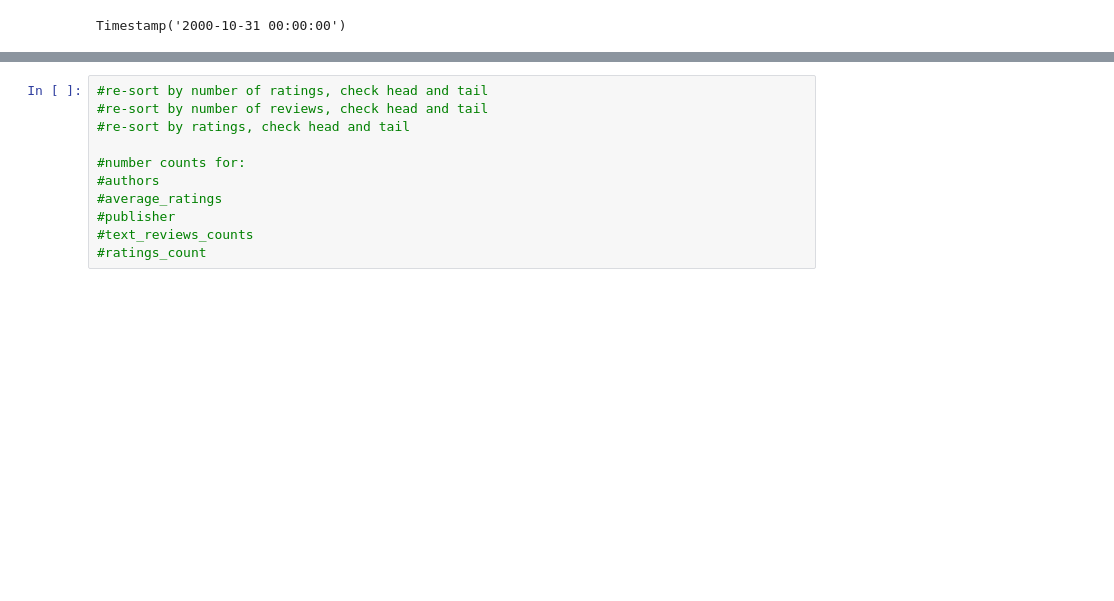
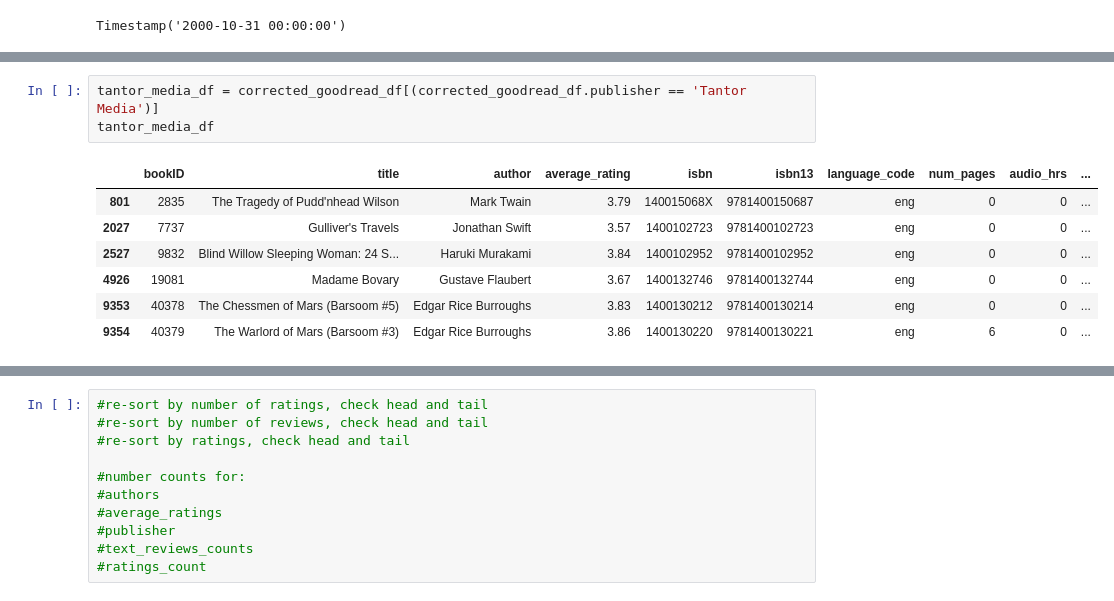
Before and after one commit to jfrankbryant/data-science-blog-post, a Jupyter notebook: DataScienceBlogPost_Books.ipynb, the cells around one changed output, grey strips where cells are left out. Drawn from its saved outputs; the diff is of its cells as text; blank space fills up the shorter version.

```diff
--- a/DataScienceBlogPost_Books.ipynb
+++ b/DataScienceBlogPost_Books.ipynb
@@ -488,0 +513,11 @@ Timestamp('2000-10-31 00:00:00')
+# %%
+tantor_media_df = corrected_goodread_df[(corrected_goodread_df.publisher == 'Tantor Media')]
+tantor_media_df
+# %% [output]
+|  | bookID | title | author | average_rating | isbn | isbn13 | language_code | num_pages | audio_hrs | ... |
+| 801 | 2835 | The Tragedy of Pudd'nhead Wilson | Mark Twain | 3.79 | 140015068X | 9781400150687 | eng | 0 | 0 | ... |
+| 2027 | 7737 | Gulliver's Travels | Jonathan Swift | 3.57 | 1400102723 | 9781400102723 | eng | 0 | 0 | ... |
+| 2527 | 9832 | Blind Willow Sleeping Woman: 24 S... | Haruki Murakami | 3.84 | 1400102952 | 9781400102952 | eng | 0 | 0 | ... |
+| 4926 | 19081 | Madame Bovary | Gustave Flaubert | 3.67 | 1400132746 | 9781400132744 | eng | 0 | 0 | ... |
+| 9353 | 40378 | The Chessmen of Mars (Barsoom #5) | Edgar Rice Burroughs | 3.83 | 1400130212 | 9781400130214 | eng | 0 | 0 | ... |
+| 9354 | 40379 | The Warlord of Mars (Barsoom #3) | Edgar Rice Burroughs | 3.86 | 1400130220 | 9781400130221 | eng | 6 | 0 | ... |
```
Also changed, not shown: parts of 25 cells of this notebook.
